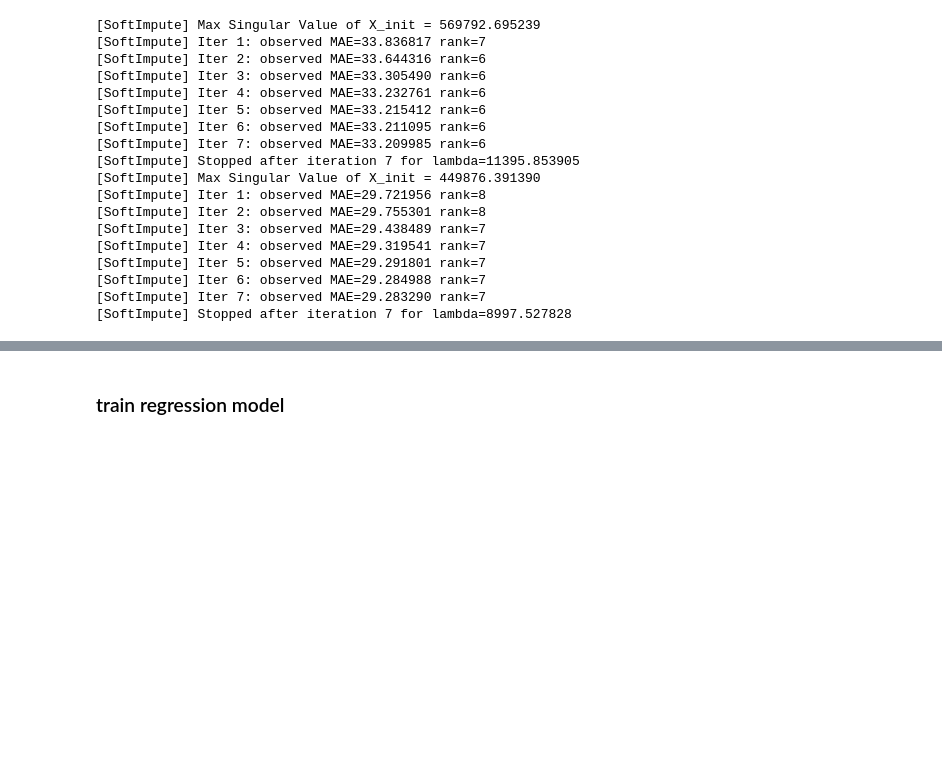
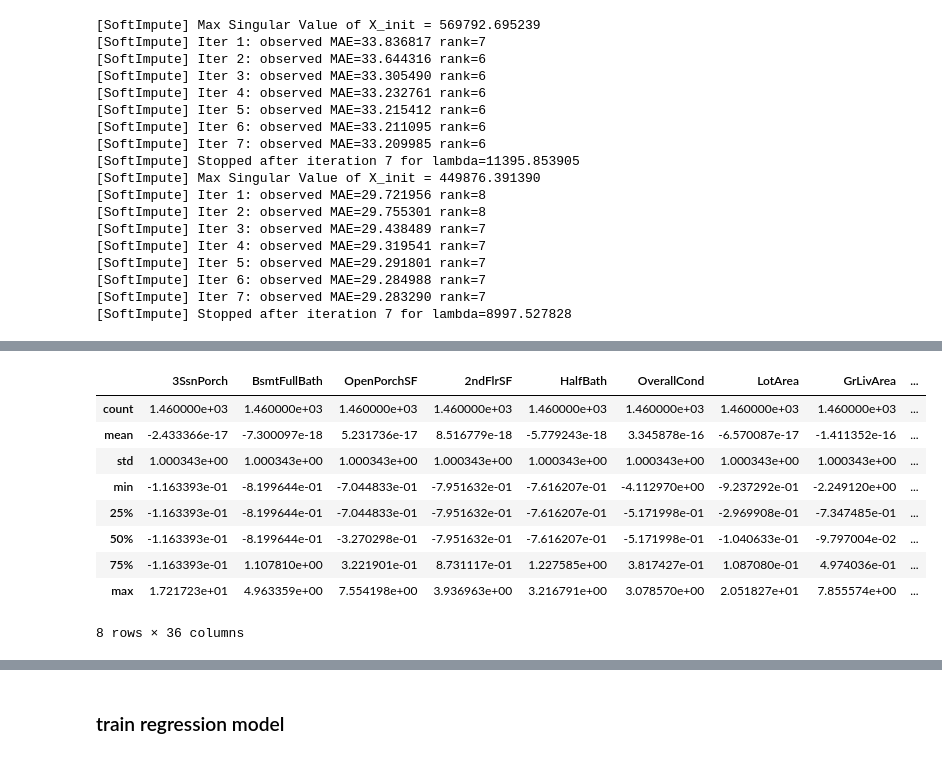
Before and after one commit to samshipengs/House-prices-regression, a Jupyter notebook: housing_price_regression.ipynb, the cells around one changed output, grey strips where cells are left out. Drawn from its saved outputs; the diff is of its cells as text; code cells hidden in the pictures; blank space fills up the shorter version.

```diff
--- a/housing_price_regression.ipynb
+++ b/housing_price_regression.ipynb
@@ -143,0 +154,13 @@ test_filled[std_features] = ss.transform(test_filled[std_features])
+# %%
+train_filled[num_columns].describe()
+# %% [output]
+|  | 3SsnPorch | BsmtFullBath | OpenPorchSF | 2ndFlrSF | HalfBath | OverallCond | LotArea | GrLivArea | ... |
+| count | 1.460000e+03 | 1.460000e+03 | 1.460000e+03 | 1.460000e+03 | 1.460000e+03 | 1.460000e+03 | 1.460000e+03 | 1.460000e+03 | ... |
+| mean | -2.433366e-17 | -7.300097e-18 | 5.231736e-17 | 8.516779e-18 | -5.779243e-18 | 3.345878e-16 | -6.570087e-17 | -1.411352e-16 | ... |
+| std | 1.000343e+00 | 1.000343e+00 | 1.000343e+00 | 1.000343e+00 | 1.000343e+00 | 1.000343e+00 | 1.000343e+00 | 1.000343e+00 | ... |
+| min | -1.163393e-01 | -8.199644e-01 | -7.044833e-01 | -7.951632e-01 | -7.616207e-01 | -4.112970e+00 | -9.237292e-01 | -2.249120e+00 | ... |
+| 25% | -1.163393e-01 | -8.199644e-01 | -7.044833e-01 | -7.951632e-01 | -7.616207e-01 | -5.171998e-01 | -2.969908e-01 | -7.347485e-01 | ... |
+| 50% | -1.163393e-01 | -8.199644e-01 | -3.270298e-01 | -7.951632e-01 | -7.616207e-01 | -5.171998e-01 | -1.040633e-01 | -9.797004e-02 | ... |
+| 75% | -1.163393e-01 | 1.107810e+00 | 3.221901e-01 | 8.731117e-01 | 1.227585e+00 | 3.817427e-01 | 1.087080e-01 | 4.974036e-01 | ... |
+| max | 1.721723e+01 | 4.963359e+00 | 7.554198e+00 | 3.936963e+00 | 3.216791e+00 | 3.078570e+00 | 2.051827e+01 | 7.855574e+00 | ... |
+8 rows × 36 columns
```
Also changed, not shown: parts of 14 cells of this notebook, 10 other files.
